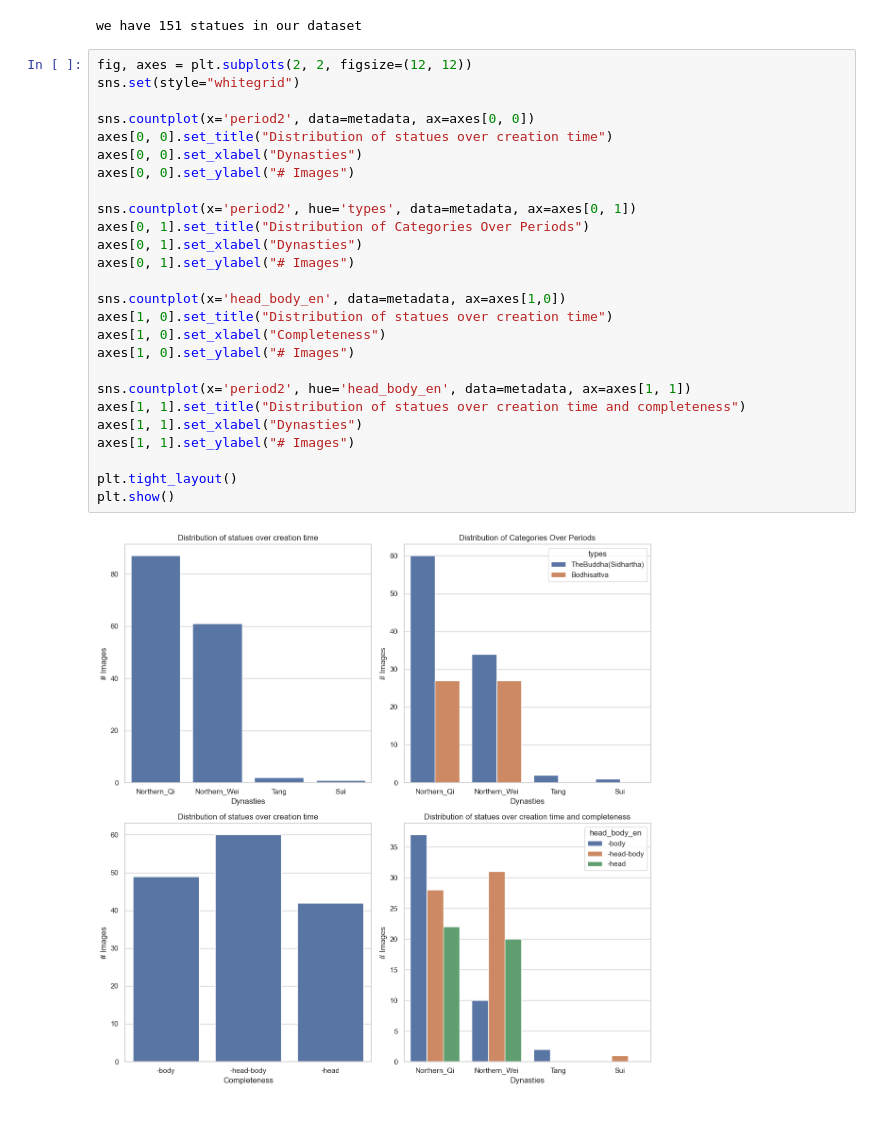
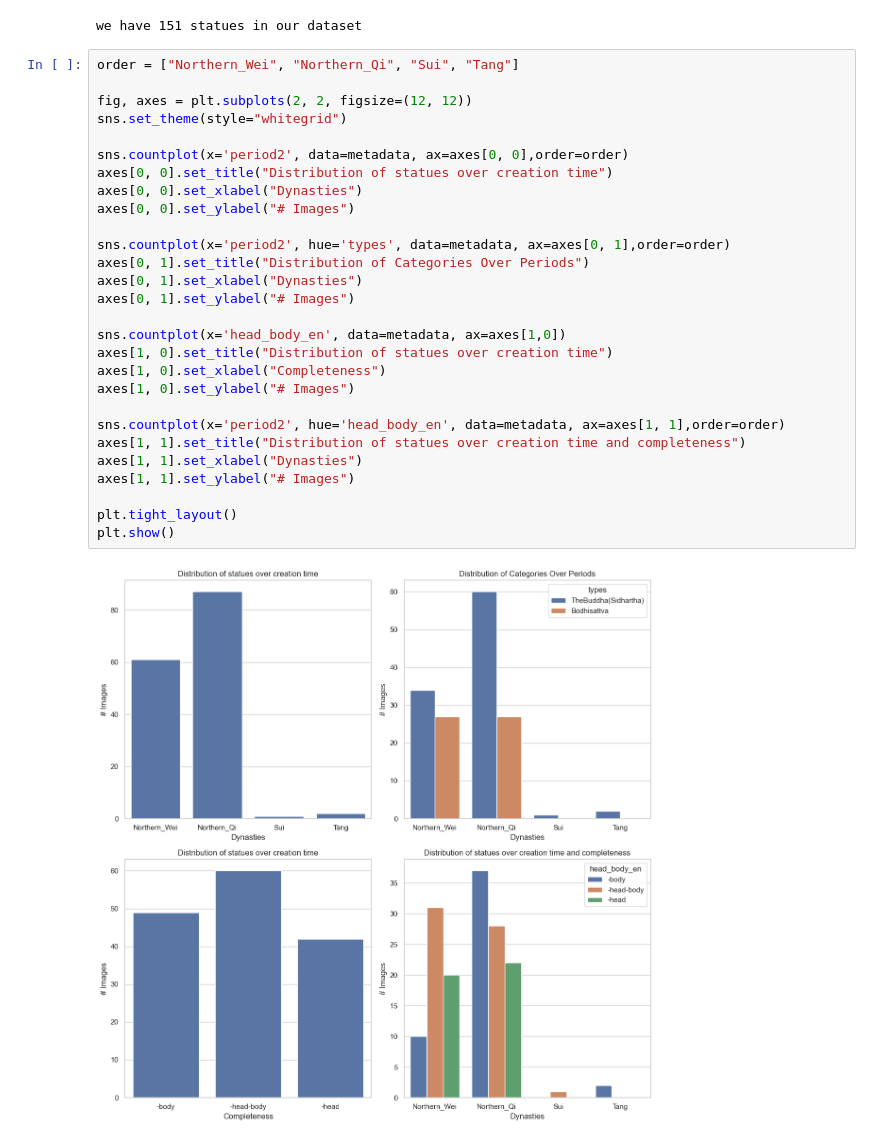
Before and after one commit to SesamePaste233/History_Buddha, a Jupyter notebook: eda.ipynb, the cells around one changed output. Drawn from its saved outputs; the diff is of its cells as text.

```diff
--- a/eda.ipynb
+++ b/eda.ipynb
@@ -92,30 +92,32 @@ print(f"we have {metadata.shape[0]} statues in our dataset")
 # %% [output]
 we have 151 statues in our dataset
 # %%
+order = ["Northern_Wei", "Northern_Qi", "Sui", "Tang"]
+
 fig, axes = plt.subplots(2, 2, figsize=(12, 12))
-sns.set(style="whitegrid")
+sns.set_theme(style="whitegrid")
 
-sns.countplot(x='period2', data=metadata, ax=axes[0, 0])
+sns.countplot(x='period2', data=metadata, ax=axes[0, 0],order=order)
 axes[0, 0].set_title("Distribution of statues over creation time")
 axes[0, 0].set_xlabel("Dynasties")
 axes[0, 0].set_ylabel("# Images")
 
-sns.countplot(x='period2', hue='types', data=metadata, ax=axes[0, 1])
+sns.countplot(x='period2', hue='types', data=metadata, ax=axes[0, 1],order=order)
 axes[0, 1].set_title("Distribution of Categories Over Periods")
 axes[0, 1].set_xlabel("Dynasties")
 axes[0, 1].set_ylabel("# Images")
 
 sns.countplot(x='head_body_en', data=metadata, ax=axes[1,0])
 axes[1, 0].set_title("Distribution of statues over creation time")
 axes[1, 0].set_xlabel("Completeness")
 axes[1, 0].set_ylabel("# Images")
 
-sns.countplot(x='period2', hue='head_body_en', data=metadata, ax=axes[1, 1])
+sns.countplot(x='period2', hue='head_body_en', data=metadata, ax=axes[1, 1],order=order)
 axes[1, 1].set_title("Distribution of statues over creation time and completeness")
 axes[1, 1].set_xlabel("Dynasties")
 axes[1, 1].set_ylabel("# Images")
 
 plt.tight_layout()
 plt.show()
 # %% [output]
-[figure, old version]
+[figure, new version]
```
Also changed, not shown: 55 other files.
